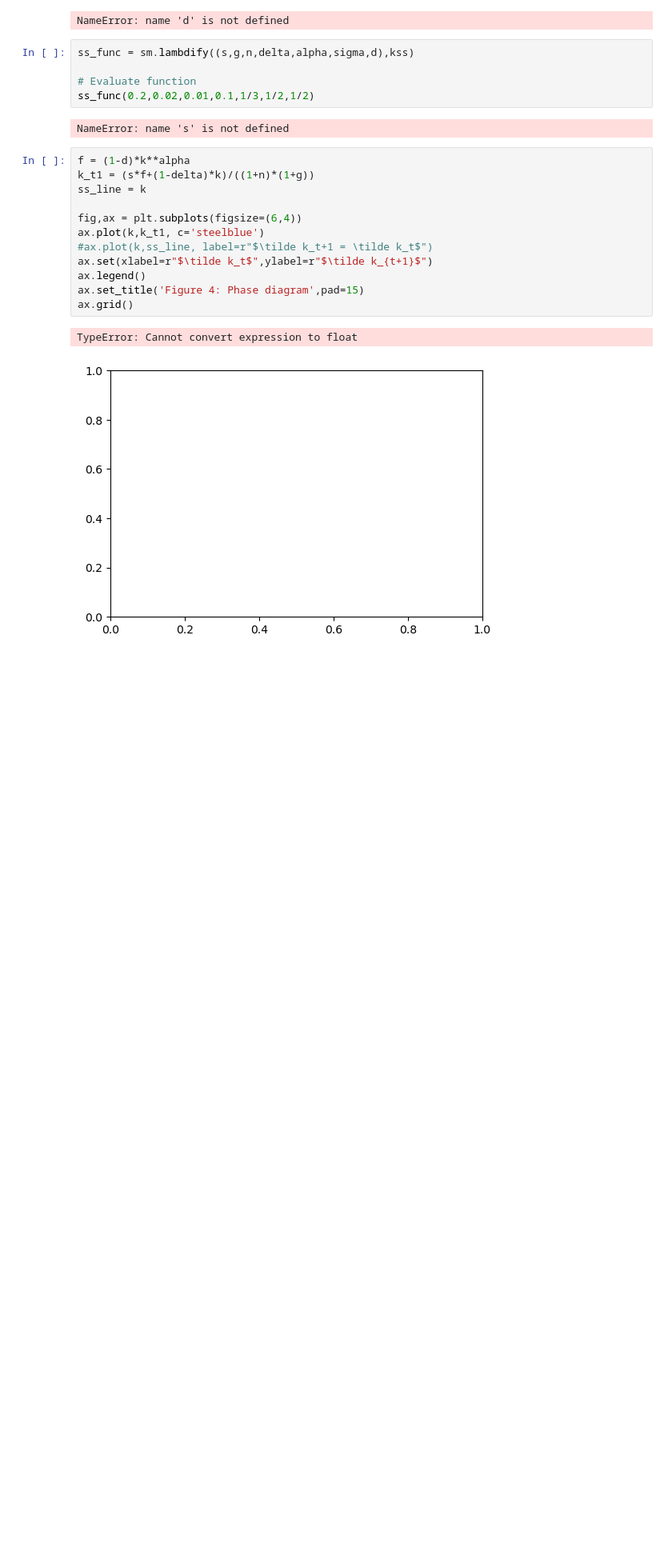
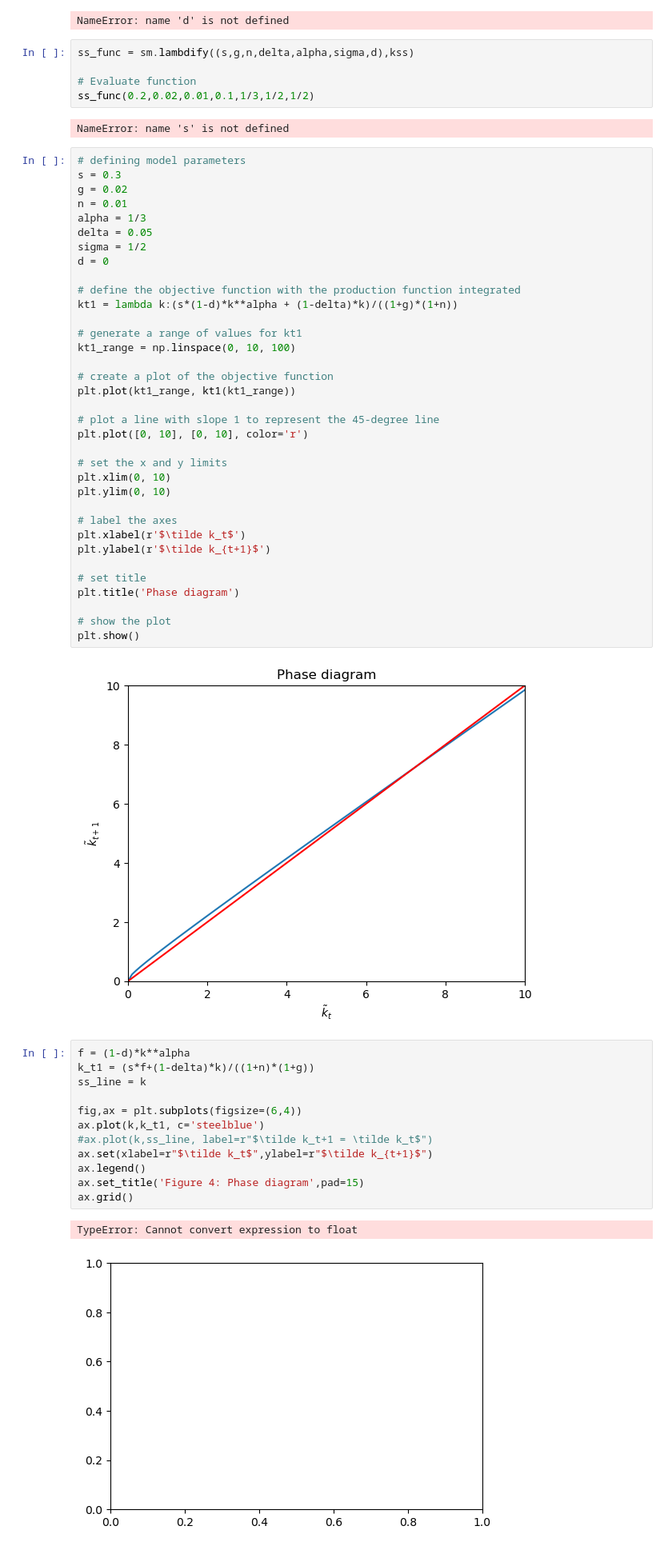
Before and after one commit to NumEconCopenhagen/projects-2023-ida-simone-elin, a Jupyter notebook: modelproject/modelproject.ipynb, the cells around one changed output. Shown at 80% size. Drawn from its saved outputs; the diff is of its cells as text; blank space fills up the shorter version.

Commit message:
phasediagram

```diff
--- a/modelproject/modelproject.ipynb
+++ b/modelproject/modelproject.ipynb
@@ -62,6 +62,43 @@ ss_func = sm.lambdify((s,g,n,delta,alpha,sigma,d),kss)
 ss_func(0.2,0.02,0.01,0.1,1/3,1/2,1/2)
 # %% [output]
 NameError: name 's' is not defined
+# %%
+# defining model parameters
+s = 0.3
+g = 0.02
+n = 0.01
+alpha = 1/3
+delta = 0.05
+sigma = 1/2
+d = 0
+
+# define the objective function with the production function integrated
+kt1 = lambda k:(s*(1-d)*k**alpha + (1-delta)*k)/((1+g)*(1+n))
+
+# generate a range of values for kt1
+kt1_range = np.linspace(0, 10, 100)
+
+# create a plot of the objective function
+plt.plot(kt1_range, kt1(kt1_range))
+
+# plot a line with slope 1 to represent the 45-degree line
+plt.plot([0, 10], [0, 10], color='r')
+
+# set the x and y limits
+plt.xlim(0, 10)
+plt.ylim(0, 10)
+
+# label the axes
+plt.xlabel(r'$\tilde k_t$')
+plt.ylabel(r'$\tilde k_{t+1}$')
+
+# set title
+plt.title('Phase diagram')
+
+# show the plot
+plt.show()
+# %% [output]
+[figure, added]
 # %%
 f = (1-d)*k**alpha
 k_t1 = (s*f+(1-delta)*k)/((1+n)*(1+g))
```
Also changed, not shown: parts of 1 cell of this notebook.
